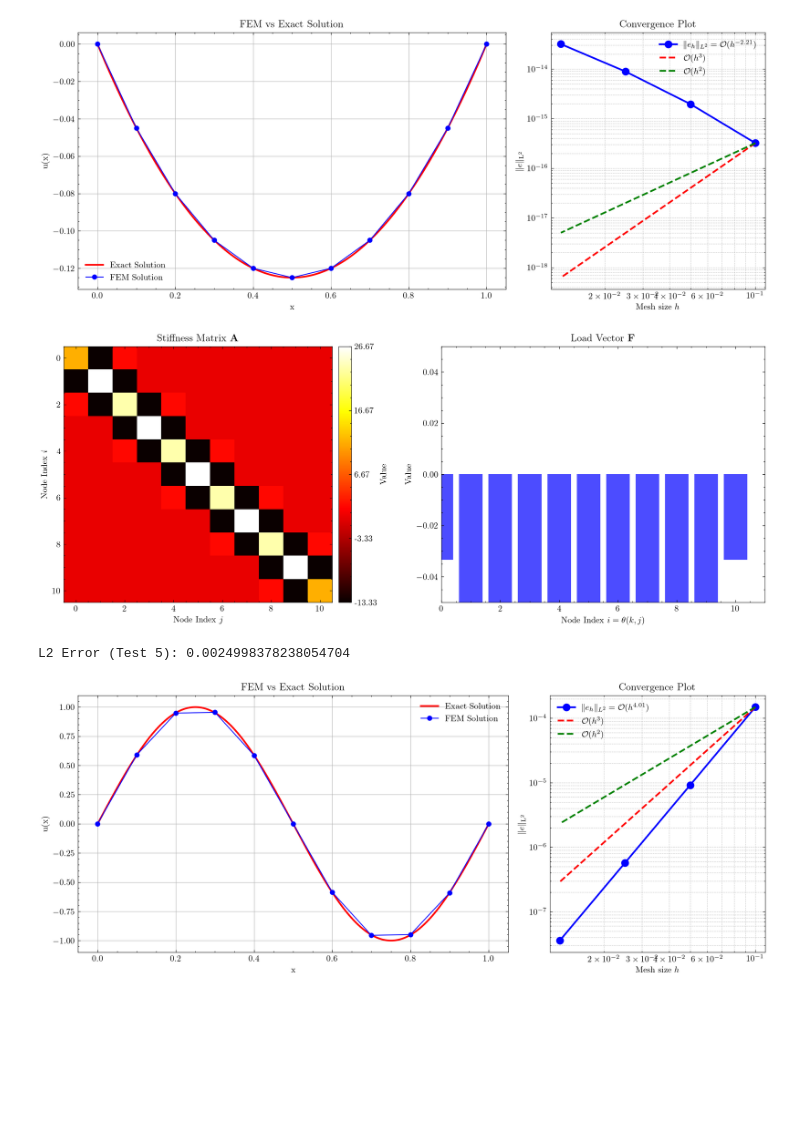
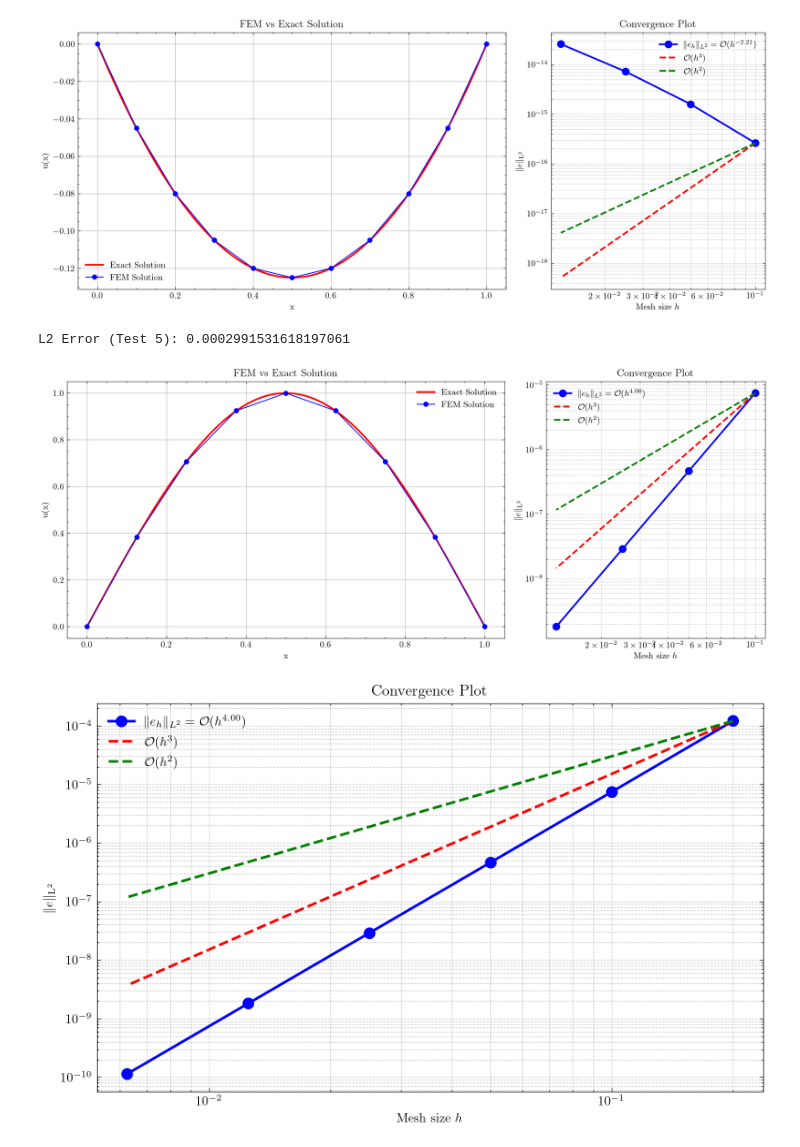
Before and after one commit to TrymSaether/TMA4212-Project-2-FEM, a Jupyter notebook: main.ipynb, the cells around one changed output. Drawn from its saved outputs; the diff is of its cells as text; code cells hidden in the pictures; blank space fills up the shorter version.

Commit message:
Add convergence testing and plotting to FEMPoissonSolver

```diff
--- a/main.ipynb
+++ b/main.ipynb
@@ -12,22 +12,22 @@ solver = FEMPoissonSolver(M, f, exact)
 solver.assemble()
 solver.solve()
 solver.plot(fine_mesh=200, name='1')
-solver.plot_stiffness_matrix_and_load_vector(name='1')
 # %% [output]
-[figure, old version]
+[figure, new version]
-[figure, removed]
 # %%
 
-f2 = lambda x: 4*np.pi**2 * np.sin(2*np.pi*x)
-exact2 = lambda x: np.sin(2*np.pi*x)
-solver2 = FEMPoissonSolver(M=5, f=f2, exact=exact2)
+f2 = lambda x: np.pi**2 * np.sin(np.pi*x)
+exact2 = lambda x: np.sin(np.pi*x)
+solver2 = FEMPoissonSolver(M=4, f=f2, exact=exact2)
 solver2.assemble()
 solver2.solve()
 print("L2 Error (Test 5):", solver2.L2_error())
 solver2.plot(fine_mesh=200, name='2')
+solver2.plot_convergence(name='2')
 # %% [output]
-L2 Error (Test 5): 0.0024998378238054704
+L2 Error (Test 5): 0.0002991531618197061
-[figure, old version]
+[figure, new version]
+[figure, added]
 # %%
 
 def u_exact_test4(x):
```
Also changed, not shown: parts of 4 cells of this notebook, 10 other files.
